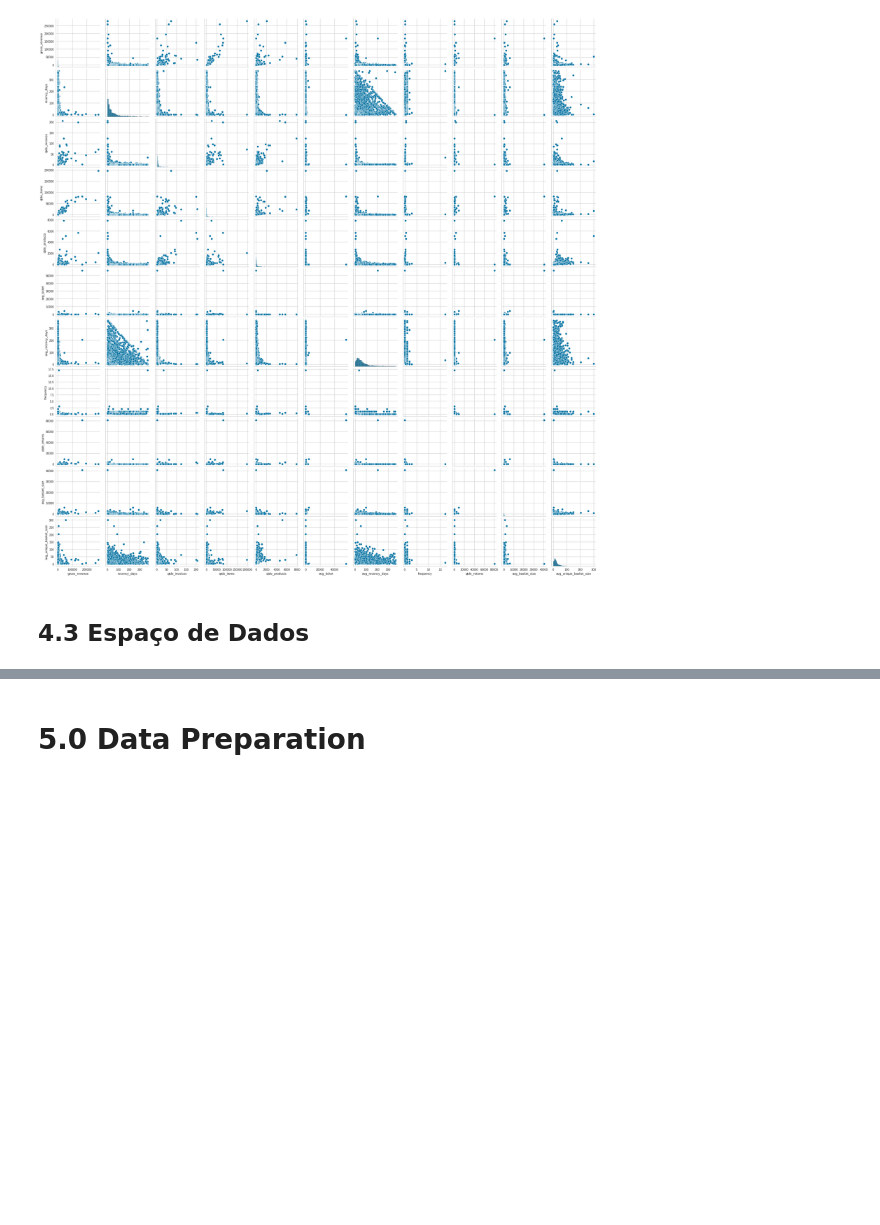
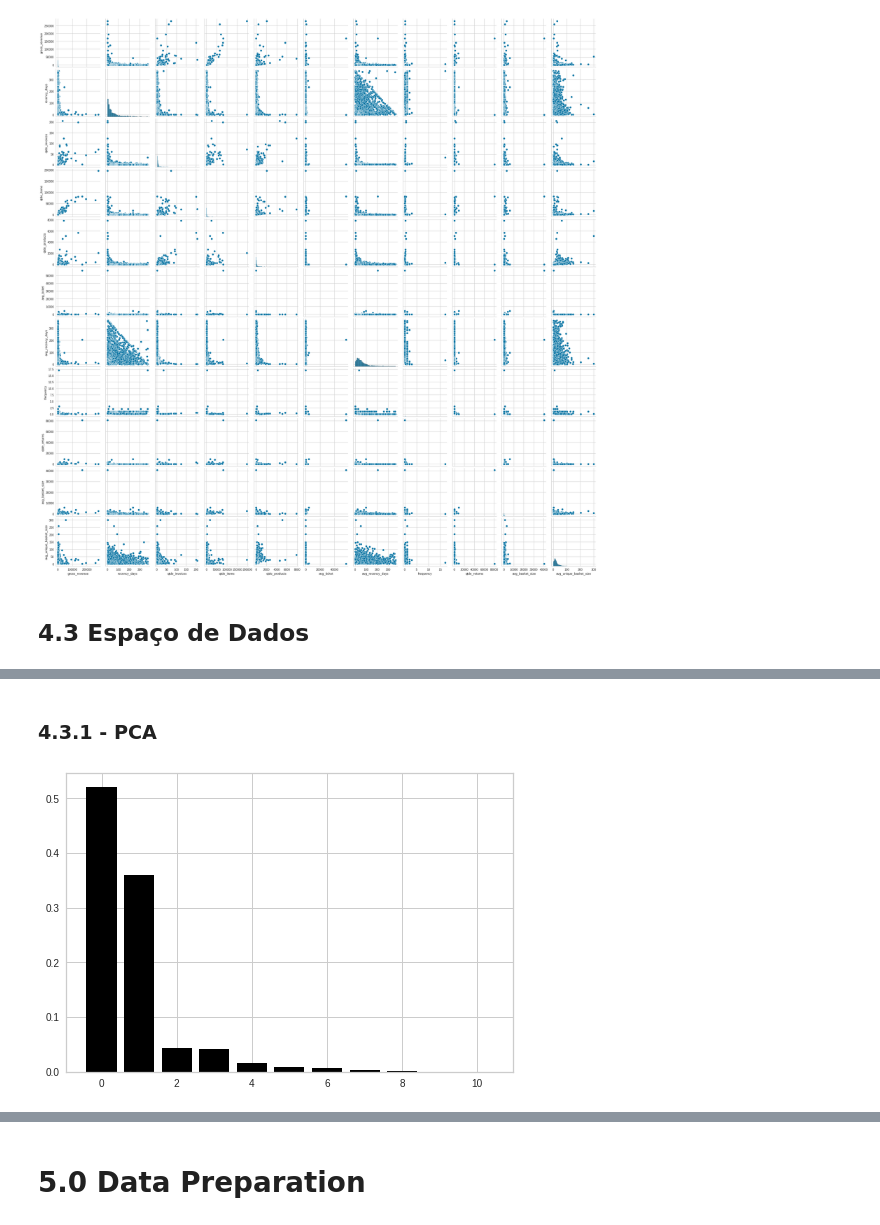
Before and after one commit to bruno154/InsidersLoyaltyProgram, a Jupyter notebook: notebooks/c04-bvn-feature-enginnering.ipynb, the cells around one changed output, grey strips where cells are left out. Saved outputs shown, nothing was run; the diff lists cells and outputs as text; code cells hidden in the pictures; blank space fills up the shorter version.

Commit message:
espaço_dados

```diff
--- a/notebooks/c04-bvn-feature-enginnering.ipynb
+++ b/notebooks/c04-bvn-feature-enginnering.ipynb
@@ -638,7 +645,7 @@ dtype: int64
 # %%
 df_aux = (df2_purchase.loc[:, ['customer_id','invoice_no','stock_code']].groupby('customer_id')
                                                                         .agg(n_purchase=('invoice_no','nunique'),
-                                                                             n_products=('stock_code', 'count')).reset_index())
+                                                                             n_products=('stock_code', 'nunique')).reset_index())
 
 
 # calculation
@@ -768,7 +775,7 @@ sns.pairplot(df42)
 <Figure size 1800x864 with 0 Axes>
 [figure]
 # %%
-columns_not_selected = []
+columns_not_selected = ['customer_id']
 # %% [markdown]
 ## 4.3 Espaço de Dados
 # %%
@@ -775 +783,16 @@ columns_not_selected = []
 df43 = df4.drop(columns_not_selected, axis=1)
+# %%
+# Pré-Tratamento dos dados
+
+
+
+# Instanciando os Scalers
+mm = MinMaxScaler()
+st = StandardScaler()
+
+# lista de colunas
+colunas = df43.columns.to_list()
+
+# Aplicando os scalers
+for col in colunas:
+    df43[col] = mm.fit_transform(df43[[col]])
@@ -775,0 +808,20 @@ df43 = df4.drop(columns_not_selected, axis=1)
+# %% [markdown]
+### 4.3.1 - PCA
+# %%
+# Data
+X = df43.copy()
+
+# Intanciando PCA
+pca = PCA(n_components = X.shape[1])
+
+# Aplicação do PCA
+principal_components = pca.fit_transform(X)
+
+# Plot explained variance
+features = range(pca.n_components_)
+plt.bar(features, pca.explained_variance_ratio_, color='black')
+
+# pca component
+df_pca = pd.DataFrame(principal_components)
+# %% [output]
+[figure, added]
```
Also changed, not shown: parts of 14 cells of this notebook, 1 other file.
